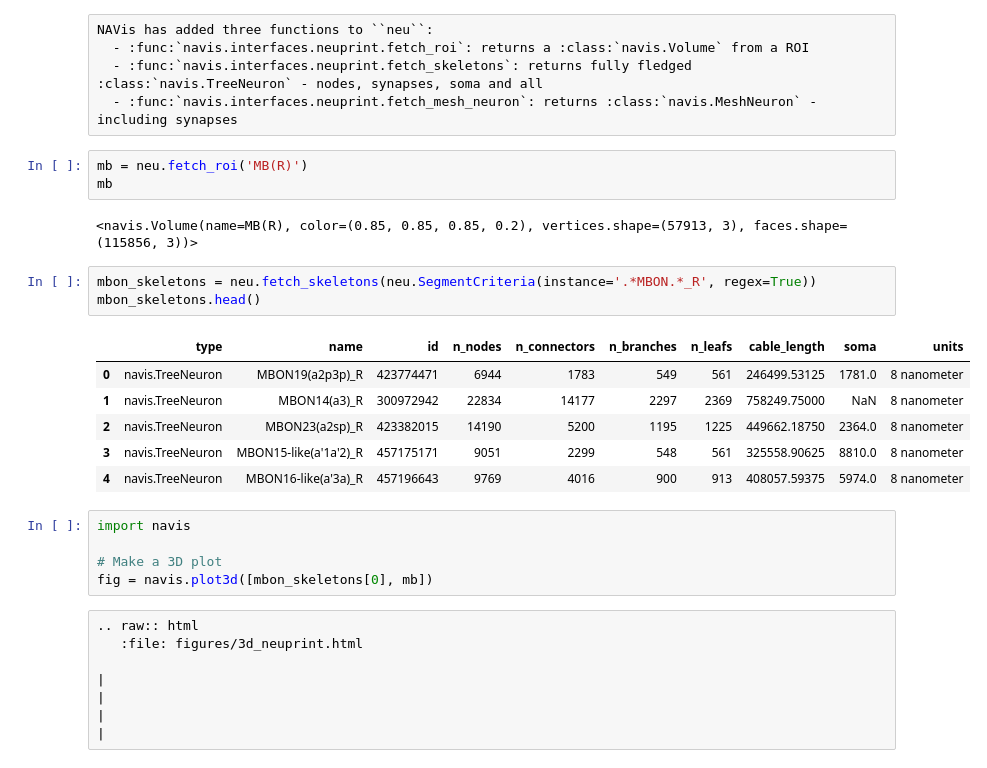
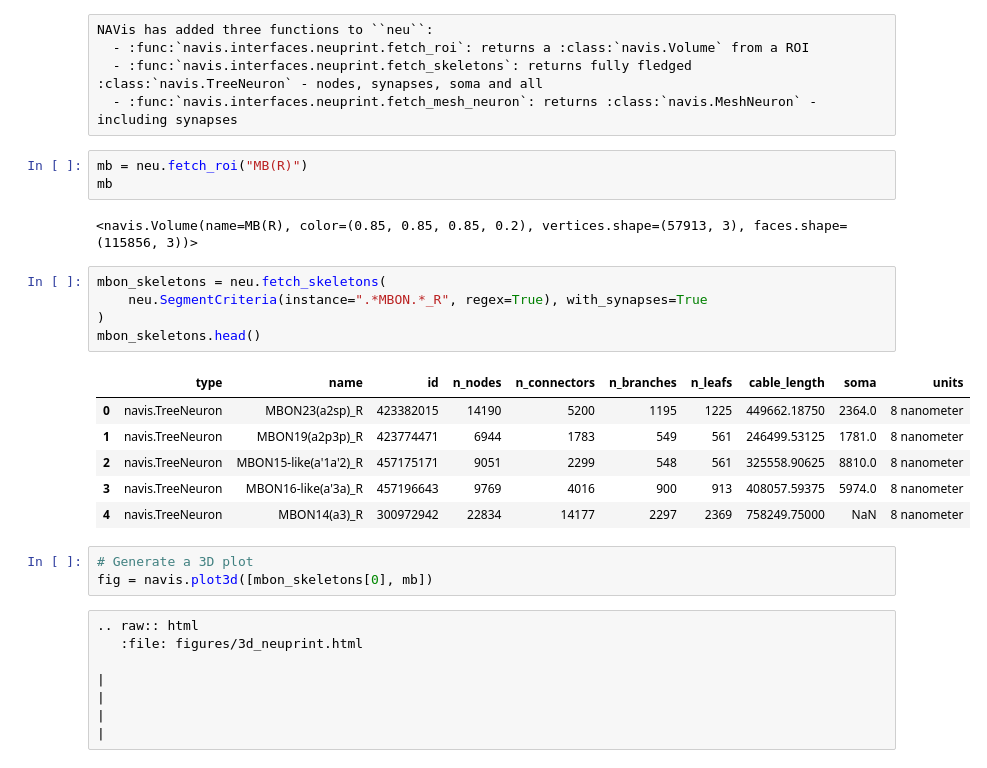
Before and after one commit to navis-org/navis, a Jupyter notebook: docs/source/tutorials/neuprint.ipynb, the cells around one changed output. Cells and saved outputs as stored; diff of their text form.

```diff
--- a/docs/source/tutorials/neuprint.ipynb
+++ b/docs/source/tutorials/neuprint.ipynb
@@ -35,24 +44,24 @@ NAVis has added three functions to ``neu``:
   - :func:`navis.interfaces.neuprint.fetch_skeletons`: returns fully fledged :class:`navis.TreeNeuron` - nodes, synapses, soma and all
   - :func:`navis.interfaces.neuprint.fetch_mesh_neuron`: returns :class:`navis.MeshNeuron` - including synapses
 # %%
-mb = neu.fetch_roi('MB(R)')
+mb = neu.fetch_roi("MB(R)")
 mb
 # %% [output]
 <navis.Volume(name=MB(R), color=(0.85, 0.85, 0.85, 0.2), vertices.shape=(57913, 3), faces.shape=(115856, 3))>
 # %%
-mbon_skeletons = neu.fetch_skeletons(neu.SegmentCriteria(instance='.*MBON.*_R', regex=True))
+mbon_skeletons = neu.fetch_skeletons(
+    neu.SegmentCriteria(instance=".*MBON.*_R", regex=True), with_synapses=True
+)
 mbon_skeletons.head()
 # %% [output]
 |  | type | name | id | n_nodes | n_connectors | n_branches | n_leafs | cable_length | soma | units |
-| 0 | navis.TreeNeuron | MBON19(a2p3p)_R | 423774471 | 6944 | 1783 | 549 | 561 | 246499.53125 | 1781.0 | 8 nanometer |
-| 1 | navis.TreeNeuron | MBON14(a3)_R | 300972942 | 22834 | 14177 | 2297 | 2369 | 758249.75000 | NaN | 8 nanometer |
-| 2 | navis.TreeNeuron | MBON23(a2sp)_R | 423382015 | 14190 | 5200 | 1195 | 1225 | 449662.18750 | 2364.0 | 8 nanometer |
-| 3 | navis.TreeNeuron | MBON15-like(a'1a'2)_R | 457175171 | 9051 | 2299 | 548 | 561 | 325558.90625 | 8810.0 | 8 nanometer |
-| 4 | navis.TreeNeuron | MBON16-like(a'3a)_R | 457196643 | 9769 | 4016 | 900 | 913 | 408057.59375 | 5974.0 | 8 nanometer |
+| 0 | navis.TreeNeuron | MBON23(a2sp)_R | 423382015 | 14190 | 5200 | 1195 | 1225 | 449662.18750 | 2364.0 | 8 nanometer |
+| 1 | navis.TreeNeuron | MBON19(a2p3p)_R | 423774471 | 6944 | 1783 | 549 | 561 | 246499.53125 | 1781.0 | 8 nanometer |
+| 2 | navis.TreeNeuron | MBON15-like(a'1a'2)_R | 457175171 | 9051 | 2299 | 548 | 561 | 325558.90625 | 8810.0 | 8 nanometer |
+| 3 | navis.TreeNeuron | MBON16-like(a'3a)_R | 457196643 | 9769 | 4016 | 900 | 913 | 408057.59375 | 5974.0 | 8 nanometer |
+| 4 | navis.TreeNeuron | MBON14(a3)_R | 300972942 | 22834 | 14177 | 2297 | 2369 | 758249.75000 | NaN | 8 nanometer |
 # %%
-import navis
-
-# Make a 3D plot
+# Generate a 3D plot
 fig = navis.plot3d([mbon_skeletons[0], mb])
 # %% [raw]
 .. raw:: html
```
Also changed, not shown: parts of 5 cells of this notebook, 1 other file.
